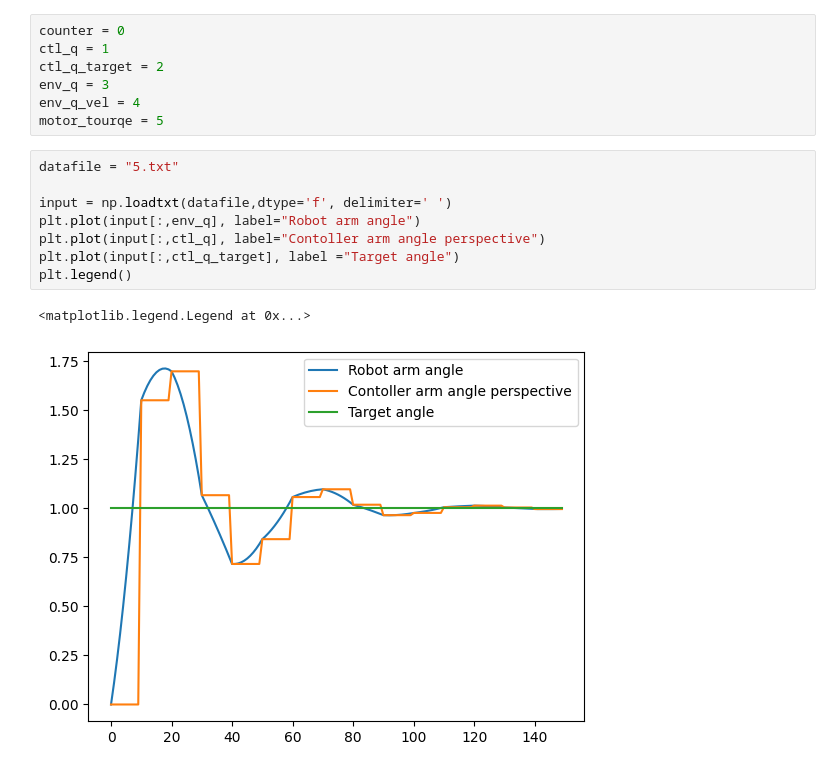
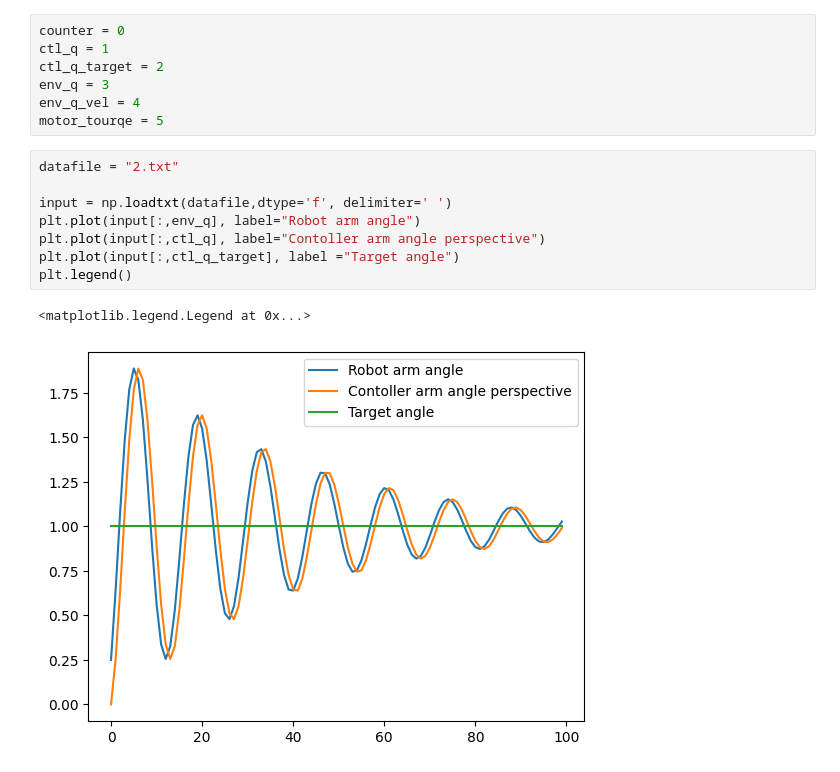
Before and after one commit to bundgaard1/POM_grp6, a Jupyter notebook: Robot_arm/senarios/vizualiser.ipynb, the cells around one changed output. Cells and saved outputs as stored; diff of their text form.

```diff
--- a/Robot_arm/senarios/vizualiser.ipynb
+++ b/Robot_arm/senarios/vizualiser.ipynb
@@ -9,13 +9,13 @@ env_q = 3
 env_q_vel = 4
 motor_tourqe = 5
 # %%
-datafile = "5.txt"
+datafile = "2.txt"
 
 input = np.loadtxt(datafile,dtype='f', delimiter=' ')
 plt.plot(input[:,env_q], label="Robot arm angle")
 plt.plot(input[:,ctl_q], label="Contoller arm angle perspective")
 plt.plot(input[:,ctl_q_target], label ="Target angle")
 plt.legend()
 # %% [output]
 <matplotlib.legend.Legend at 0x...>
-[figure, old version]
+[figure, new version]
```
Also changed, not shown: 4 other files.
